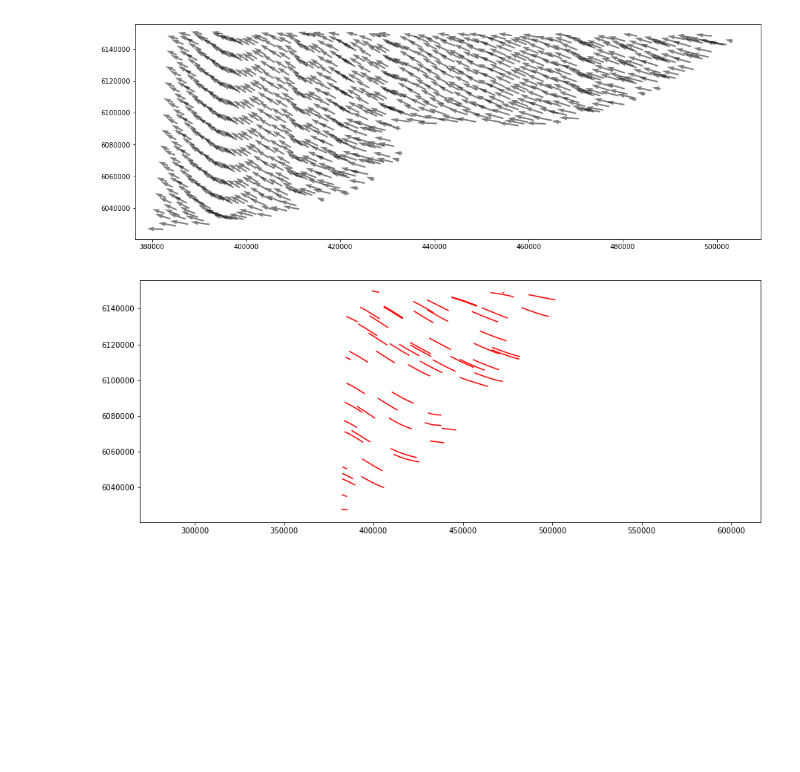
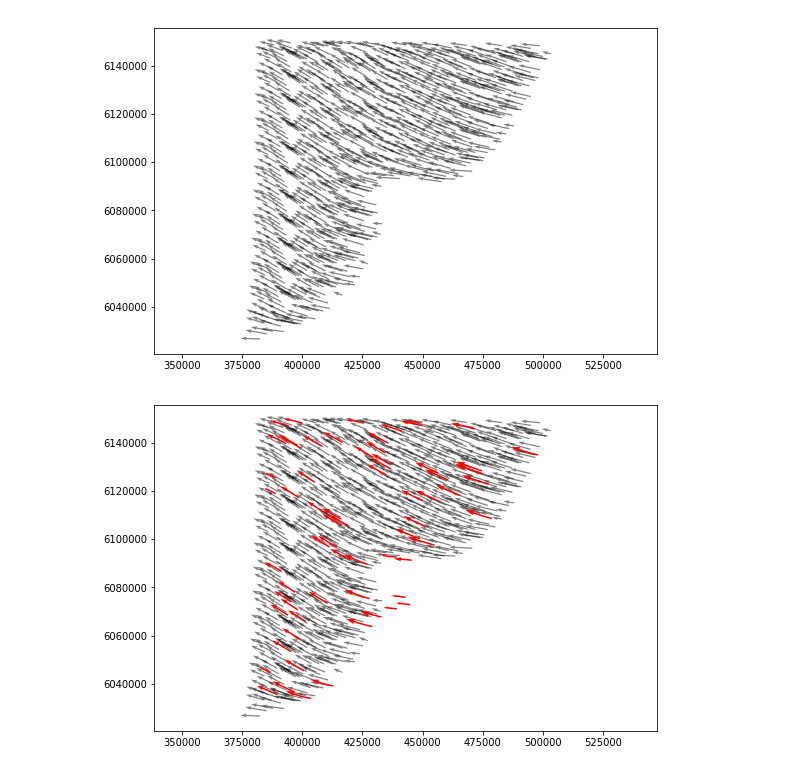
Before and after one commit to EtsuNDmA/stud_tasks, a Jupyter notebook: Python_particles_in_2d_field_task_2/particles.ipynb, the cells around one changed output. Drawn from its saved outputs; the diff is of its cells as text; code cells hidden in the pictures; blank space fills up the shorter version.

Commit message:
particles 2 1 part

```diff
--- a/Python_particles_in_2d_field_task_2/particles.ipynb
+++ b/Python_particles_in_2d_field_task_2/particles.ipynb
@@ -1,14 +1,18 @@
 # %%
 import os
-os.environ['PROJ_LIB'] = 'C:\Anaconda\Library\share'
+# For windows
+# os.environ['PROJ_LIB'] = 'C:\Anaconda\Library\share'
 
 import numpy as np
+import matplotlib as mpl
 import matplotlib.pyplot as plt
 import matplotlib.animation as animation
 from mpl_toolkits.basemap import Basemap
 from mpl_toolkits.axes_grid1 import make_axes_locatable
 from scipy.interpolate import LinearNDInterpolator
 from pyproj import transform, Proj
+
+plt.rcParams['animation.ffmpeg_path'] = '/home/etsu/miniconda2/envs/particles/bin/ffmpeg'
 # %%
 # зададим константы
 NUM_PARTICLES = 100
@@ -33,15 +28,18 @@ array([[19.19, 54.35],
 data = np.genfromtxt('6.csv', delimiter=';', skip_header=True)
 data[data==-999] = np.nan
 lonlat, velocity = data[:, 1::-1], data[:, 2:]
+velocity *= 0.01  # переведем из см/с в м/с
+
 x, y = transform(wgs84, local_crs, lonlat[:, 0], lonlat[:, 1])
 xy = np.vstack([x, y]).T
 # %%
 # посмотрим на данные
-fig, ax = plt.subplots(figsize=(17,6))
-ax.quiver(xy[::10, 0], xy[::10, 1], velocity[::10, 0], velocity[::10, 1], scale=300, alpha=0.5)
+fig, ax = plt.subplots(figsize=(9,6))
+ax.quiver(xy[::10, 0], xy[::10, 1], velocity[::10, 0], velocity[::10, 1], scale=2, scale_units='width', alpha=0.5)
+ax.axis('equal')
 pass
 # %% [output]
-[figure, old version]
+[figure, new version]
 # %%
 # создадим функцию интерполяции данных
 get_velocity = LinearNDInterpolator(xy, velocity)
@@ -78,15 +76,15 @@ for n in range(1, NUM_ITER):
     states[n, :, :] = get_state(states[n-1, :, :], STEP)
 # %%
 # посмотрим на получившиеся треки
-i=29
-fig, ax = plt.subplots(figsize=(15,6))
-#ax.quiver(xy[:, 0], xy[:, 1], velocity[:, 0], velocity[:, 1], scale=5,width=0.005)
+i=NUM_ITER-1
+fig, ax = plt.subplots(figsize=(9,6))
+ax.quiver(xy[::10, 0], xy[::10, 1], velocity[::10, 0], velocity[::10, 1], scale=2, scale_units='width', alpha=0.5)
 ax.plot(states[0:i+1, :, 0], states[0:i+1, :, 1], color='red')
-#ax.quiver(states[i, :, 0], states[i, :, 1], states[i, :, 2], states[i, :, 3], color='red', scale=5)
+ax.quiver(states[i, :, 0], states[i, :, 1], states[i, :, 2], states[i, :, 3], color='red', scale=5)
 ax.axis('equal')
 pass
 # %% [output]
-[figure, old version]
+[figure, new version]
 # %%
 # сейчас координаты в states мы рассчитали в метрах
 # переведем их в wgs84, чтобы отобразить на карте
```
Also changed, not shown: parts of 4 cells of this notebook, 3 other files.
